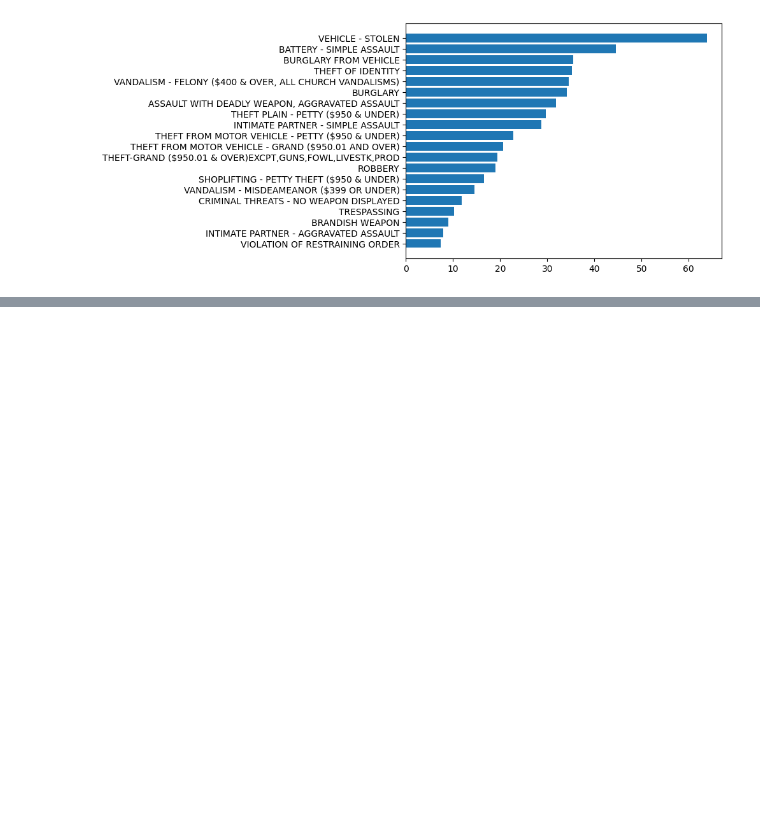
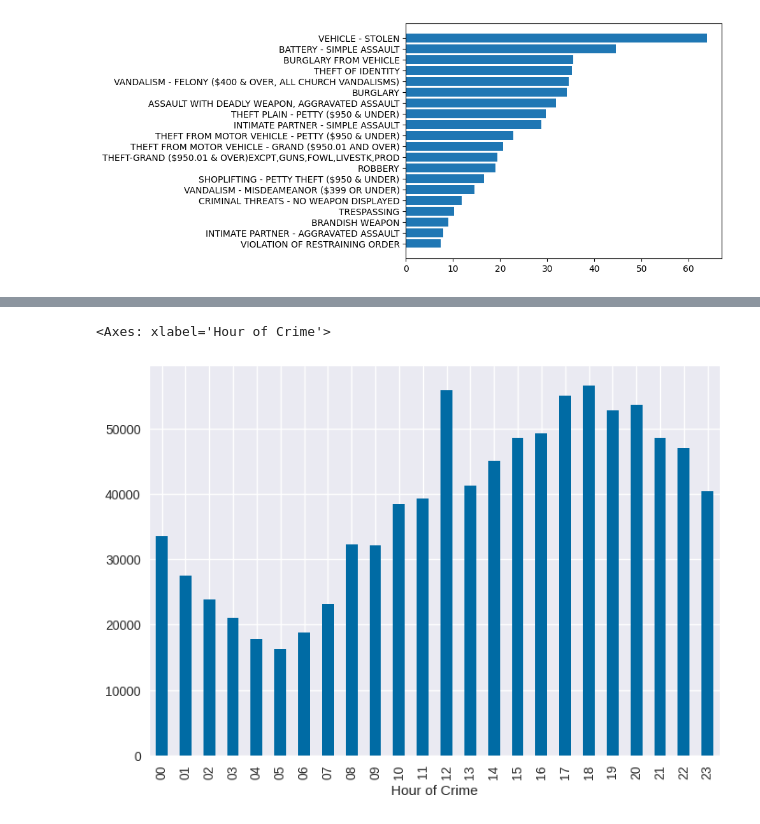
Before and after one commit to SreehariRamesh/Data-Projects, a Jupyter notebook: LA_Crime_Analysis.ipynb, the cells around one changed output, grey strips where cells are left out. Saved outputs shown, nothing was run; the diff lists cells and outputs as text; code cells hidden in the pictures; blank space fills up the shorter version.

```diff
--- a/LA_Crime_Analysis.ipynb
+++ b/LA_Crime_Analysis.ipynb
@@ -410,0 +735,11 @@ plt.show()
+# %%
+# Visualising number of crimes by the hour excludimg identity thefts
+# Bar Chart
+
+df[df['Crm Cd Desc'] != 'THEFT OF IDENTITY']['Hour of Crime'].value_counts().sort_index().plot(kind = 'bar')
+
+# A Spike in the number of crimes at 12:00 pm can still be observed, but significantly
+# reduced from the previous bar chart
+# %% [output]
+<Axes: xlabel='Hour of Crime'>
+[figure, added]
```
Also changed, not shown: parts of 21 cells of this notebook.
